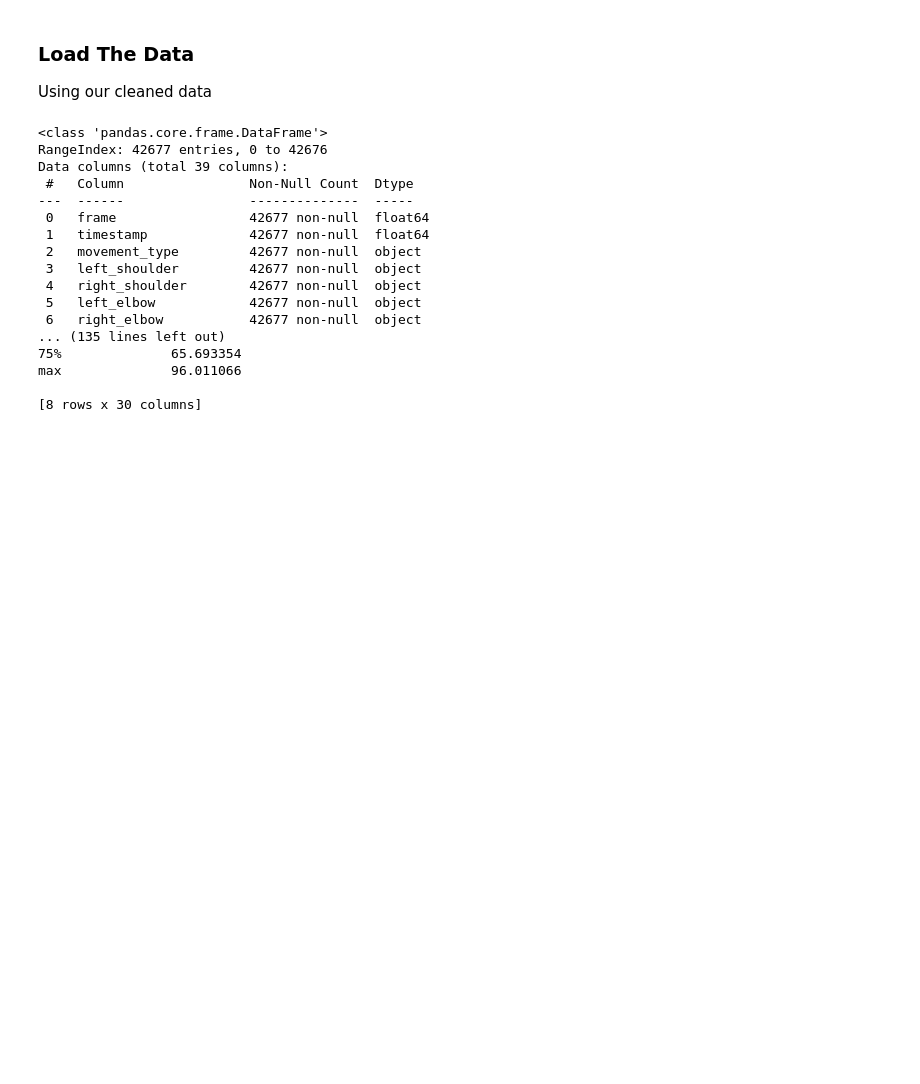
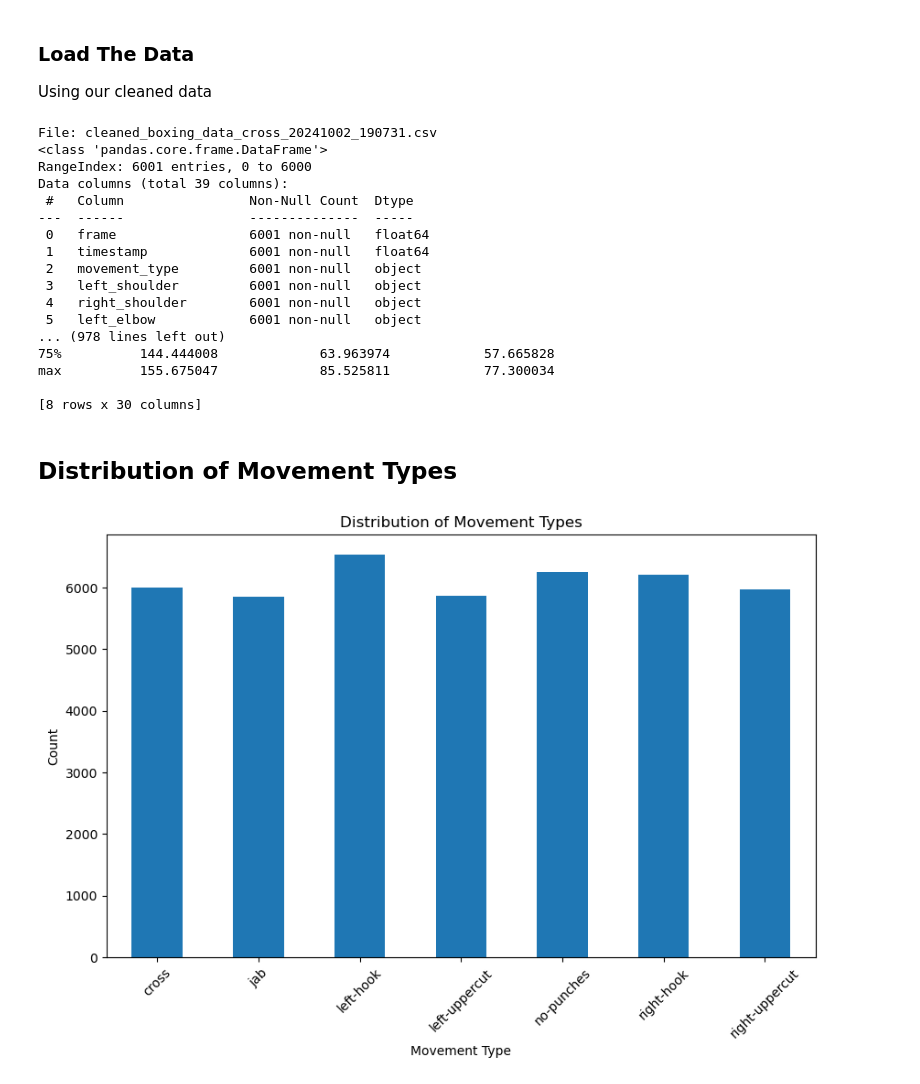
Before and after one commit to kiing-dom/punch-prediction-model, a Jupyter notebook: notebooks/1.0-classification-model.ipynb, the cells around one changed output. Cells and saved outputs as stored; diff of their text form; code cells hidden in the pictures; blank space fills up the shorter version.

Commit message:
visualised distribution of movement types across dataframes

```diff
--- a/notebooks/1.0-classification-model.ipynb
+++ b/notebooks/1.0-classification-model.ipynb
@@ -35,22 +35,41 @@ dfs = load_cleaned_data(data_dir)
 for file_name, df in dfs.items():
     print(f"File: {file_name}")
     print(df.info())
-    print()
+    print(df.head())
+    print(df.describe())
 # %% [output]
+File: cleaned_boxing_data_cross_20241002_190731.csv
 <class 'pandas.core.frame.DataFrame'>
-RangeIndex: 42677 entries, 0 to 42676
+RangeIndex: 6001 entries, 0 to 6000
 Data columns (total 39 columns):
  #   Column                Non-Null Count  Dtype
 ---  ------                --------------  -----
- 0   frame                 42677 non-null  float64
- 1   timestamp             42677 non-null  float64
- 2   movement_type         42677 non-null  object
- 3   left_shoulder         42677 non-null  object
- 4   right_shoulder        42677 non-null  object
- 5   left_elbow            42677 non-null  object
- 6   right_elbow           42677 non-null  object
-... (135 lines left out)
-75%              65.693354
-max              96.011066
+ 0   frame                 6001 non-null   float64
+ 1   timestamp             6001 non-null   float64
+ 2   movement_type         6001 non-null   object
+ 3   left_shoulder         6001 non-null   object
+ 4   right_shoulder        6001 non-null   object
+ 5   left_elbow            6001 non-null   object
+... (978 lines left out)
+75%          144.444008             63.963974            57.665828
+max          155.675047             85.525811            77.300034
 
 [8 rows x 30 columns]
+# %% [markdown]
+## Distribution of Movement Types
+# %%
+movement_counts = pd.Series(dtype=int)
+
+for file_name, df in dfs.items():
+    file_movement_counts = df['movement_type'].value_counts()
+    movement_counts = movement_counts.add(file_movement_counts, fill_value=0)
+
+plt.figure(figsize=(10, 6))
+movement_counts.plot(kind='bar')
+plt.title('Distribution of Movement Types')
+plt.xlabel('Movement Type')
+plt.ylabel('Count')
+plt.xticks(rotation=45)
+plt.show()
+# %% [output]
+[figure, added]
```
